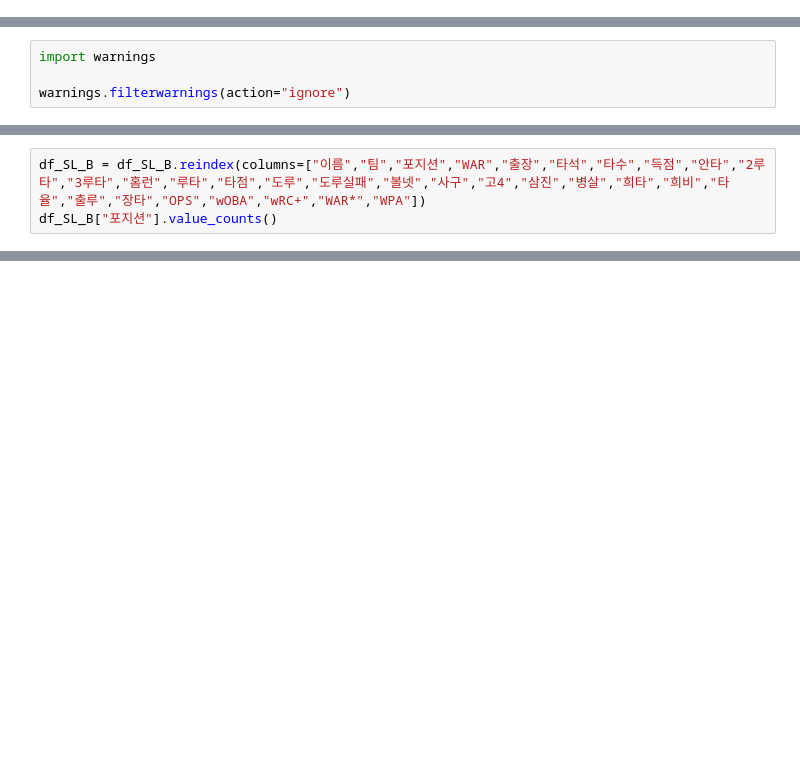
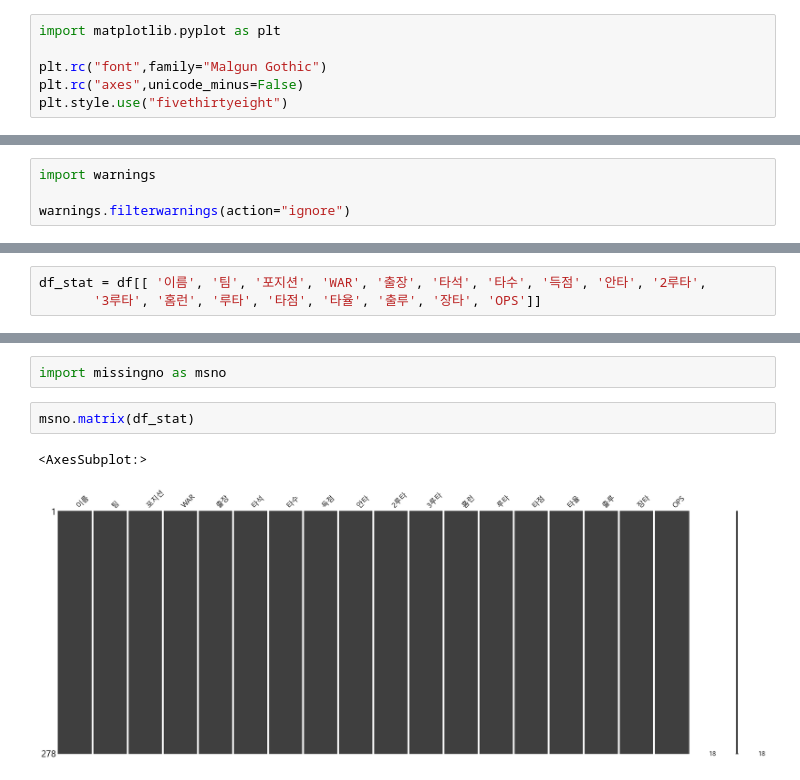
Before and after one commit to jeonprize/KBO-Analysis, a Jupyter notebook: 2020 KBO (2) stat analysis.ipynb, the cells around one changed output, grey strips where cells are left out. Cells and saved outputs as stored; diff of their text form; blank space fills up the shorter version.

```diff
--- a/2020 KBO (2) stat analysis.ipynb
+++ b/2020 KBO (2) stat analysis.ipynb
@@ -3,0 +14,6 @@ import numpy as np
+# %%
+import matplotlib.pyplot as plt
+
+plt.rc("font",family="Malgun Gothic")
+plt.rc("axes",unicode_minus=False)
+plt.style.use("fivethirtyeight")
@@ -87,3 +84,3 @@ df_SL_B.head()
 # %%
-df_SL_B = df_SL_B.reindex(columns=["이름","팀","포지션","WAR","출장","타석","타수","득점","안타","2루타","3루타","홈런","루타","타점","도루","도루실패","볼넷","사구","고4","삼진","병살","희타","희비","타율","출루","장타","OPS","wOBA","wRC+","WAR*","WPA"])
-df_SL_B["포지션"].value_counts()
+df_stat = df[[ '이름', '팀', '포지션', 'WAR', '출장', '타석', '타수', '득점', '안타', '2루타',
+       '3루타', '홈런', '루타', '타점', '타율', '출루', '장타', 'OPS']]
@@ -182,0 +115,7 @@ team_nc_df = df[df["팀"].str.contains("20N")]
+# %%
+import missingno as msno
+# %%
+msno.matrix(df_stat)
+# %% [output]
+<AxesSubplot:>
+[figure, added]
```
Also changed, not shown: parts of 22 cells of this notebook.
